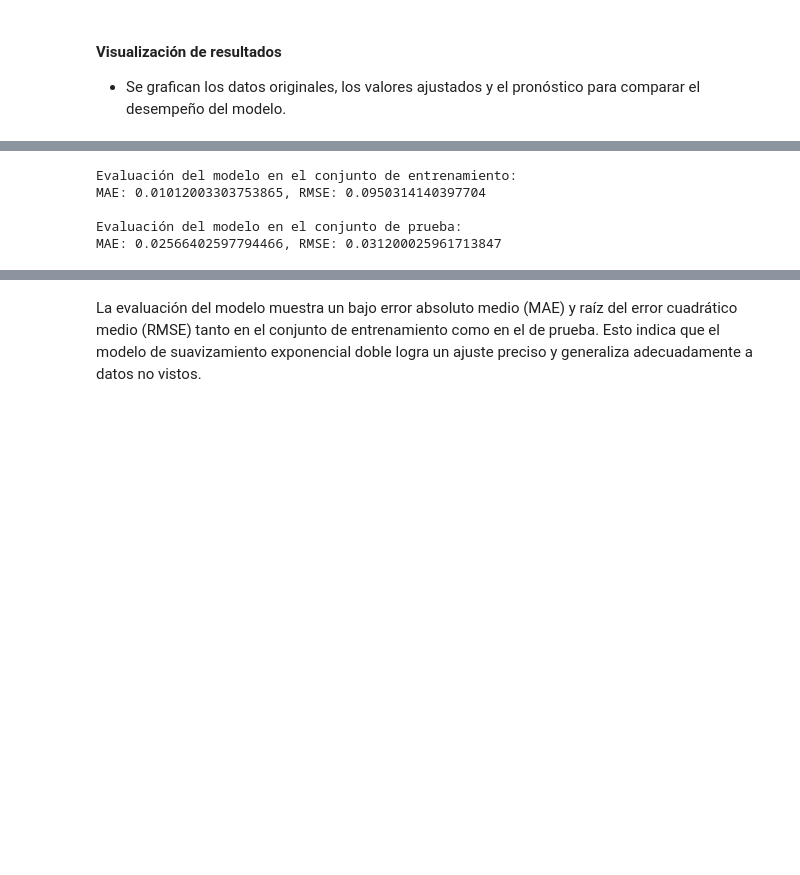
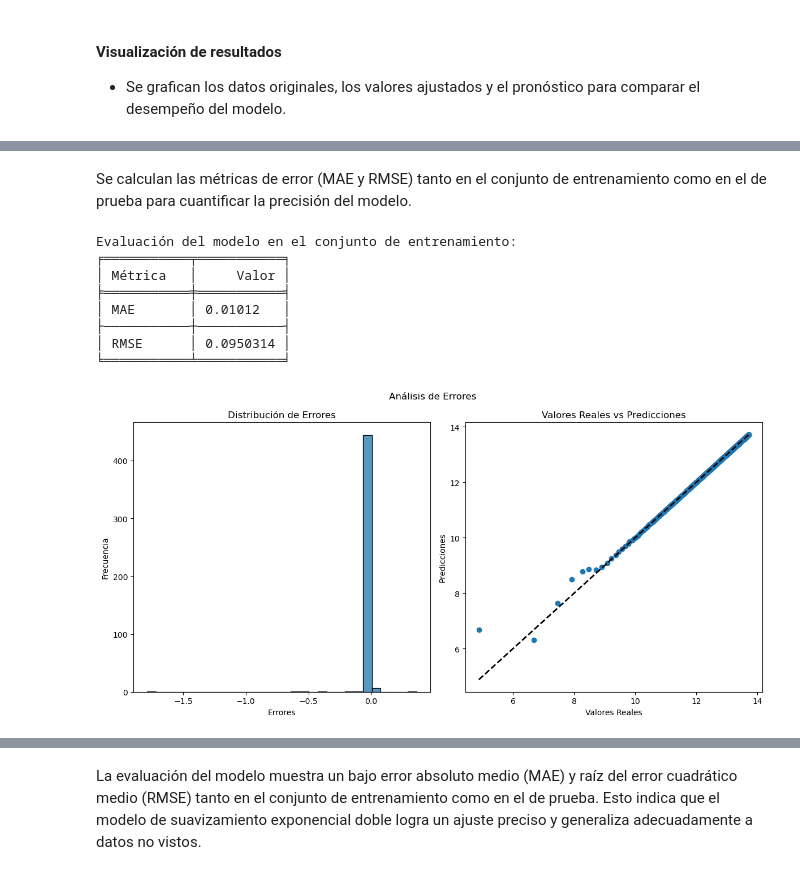
Before and after one commit to AbioticBaton4/proyecto-integrador-mna, a Jupyter notebook: notebooks/modeling/Avance3.Equipo16.ipynb, the cells around one changed output, grey strips where cells are left out. Cells and saved outputs as stored; diff of their text form; code cells hidden in the pictures; blank space fills up the shorter version.

```diff
--- a/notebooks/modeling/Avance3.Equipo16.ipynb
+++ b/notebooks/modeling/Avance3.Equipo16.ipynb
@@ -600,21 +654,17 @@ El modelo de suavizado exponencial doble proporciona un **excelente ajuste a la
+# %% [markdown]
+Se calculan las métricas de error (MAE y RMSE) tanto en el conjunto de entrenamiento como en el de prueba para cuantificar la precisión del modelo.
 # %%
-from sklearn.metrics import mean_absolute_error, mean_squared_error
+col = 'valor'
 
-def evaluar_modelo(y_pred, y_true):
-    mae = mean_absolute_error(y_true, y_pred)
-    rmse = np.sqrt(mean_squared_error(y_true, y_pred))
-    return mae, rmse
-
-print("Evaluación del modelo en el conjunto de entrenamiento:")
-mae, rmse = evaluar_modelo(df_ajustado['valor'], train['valor'])
-print(f'MAE: {mae}, RMSE: {rmse}')
-
-print("\nEvaluación del modelo en el conjunto de prueba:")
-mae, rmse = evaluar_modelo(df_pronostico['valor'], test['valor'])
-print(f'MAE: {mae}, RMSE: {rmse}')
+mae, rmse = func.evaluate_model(train['valor'],df_ajustado[col], show_metrics = True)
+func.plot_residuals_over_time(train['valor'],df_ajustado[col], plotly_engine = USE_PLOTLY)
 # %% [output]
 Evaluación del modelo en el conjunto de entrenamiento:
-MAE: 0.01012003303753865, RMSE: 0.0950314140397704
-
-Evaluación del modelo en el conjunto de prueba:
-MAE: 0.02566402597794466, RMSE: 0.031200025961713847
+╒═══════════╤═══════════╕
+│ Métrica   │     Valor │
+╞═══════════╪═══════════╡
+│ MAE       │ 0.01012   │
+├───────────┼───────────┤
+│ RMSE      │ 0.0950314 │
+╘═══════════╧═══════════╛
+[figure, added]
```
Also changed, not shown: parts of 25 cells of this notebook.
